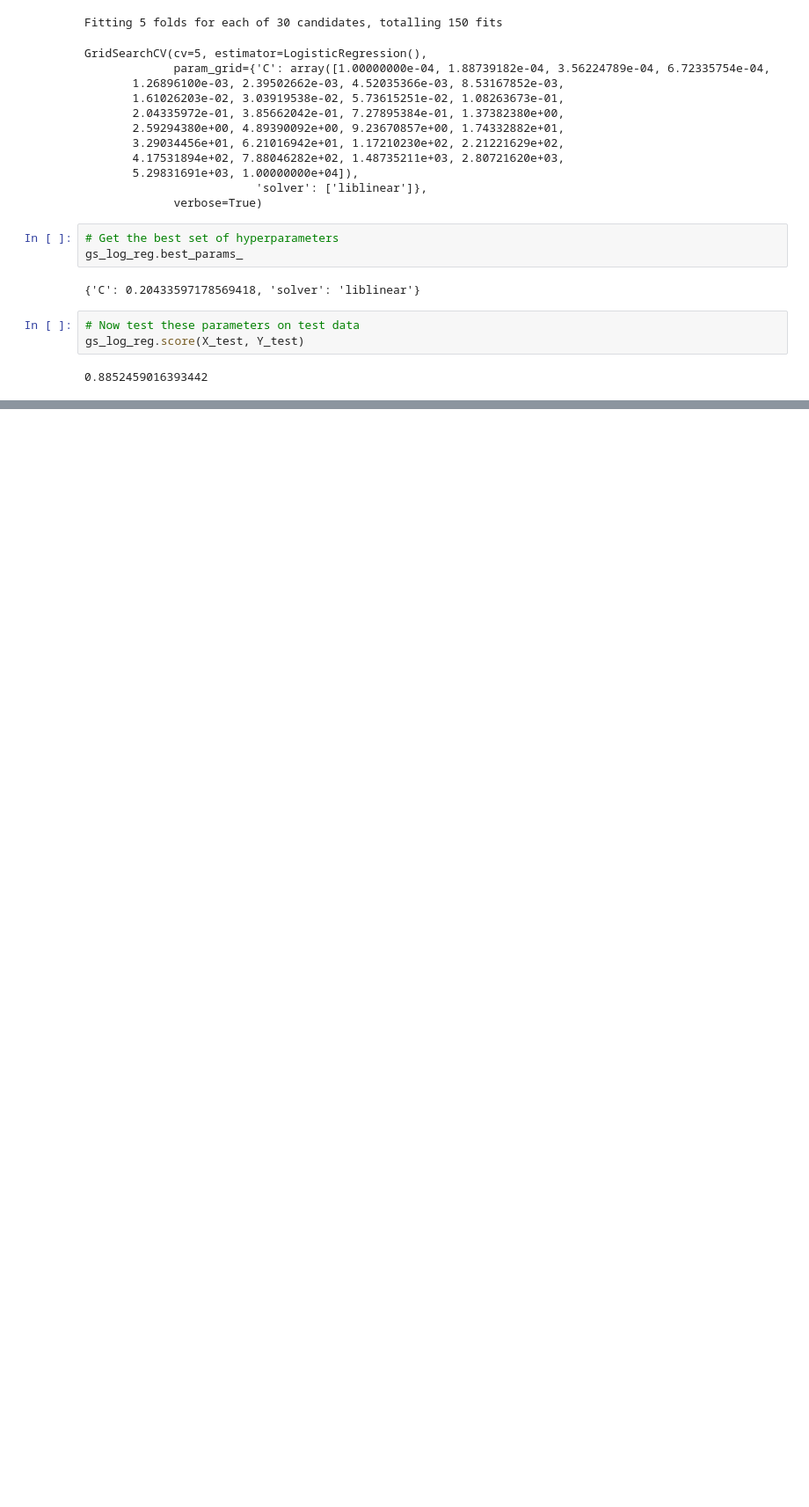
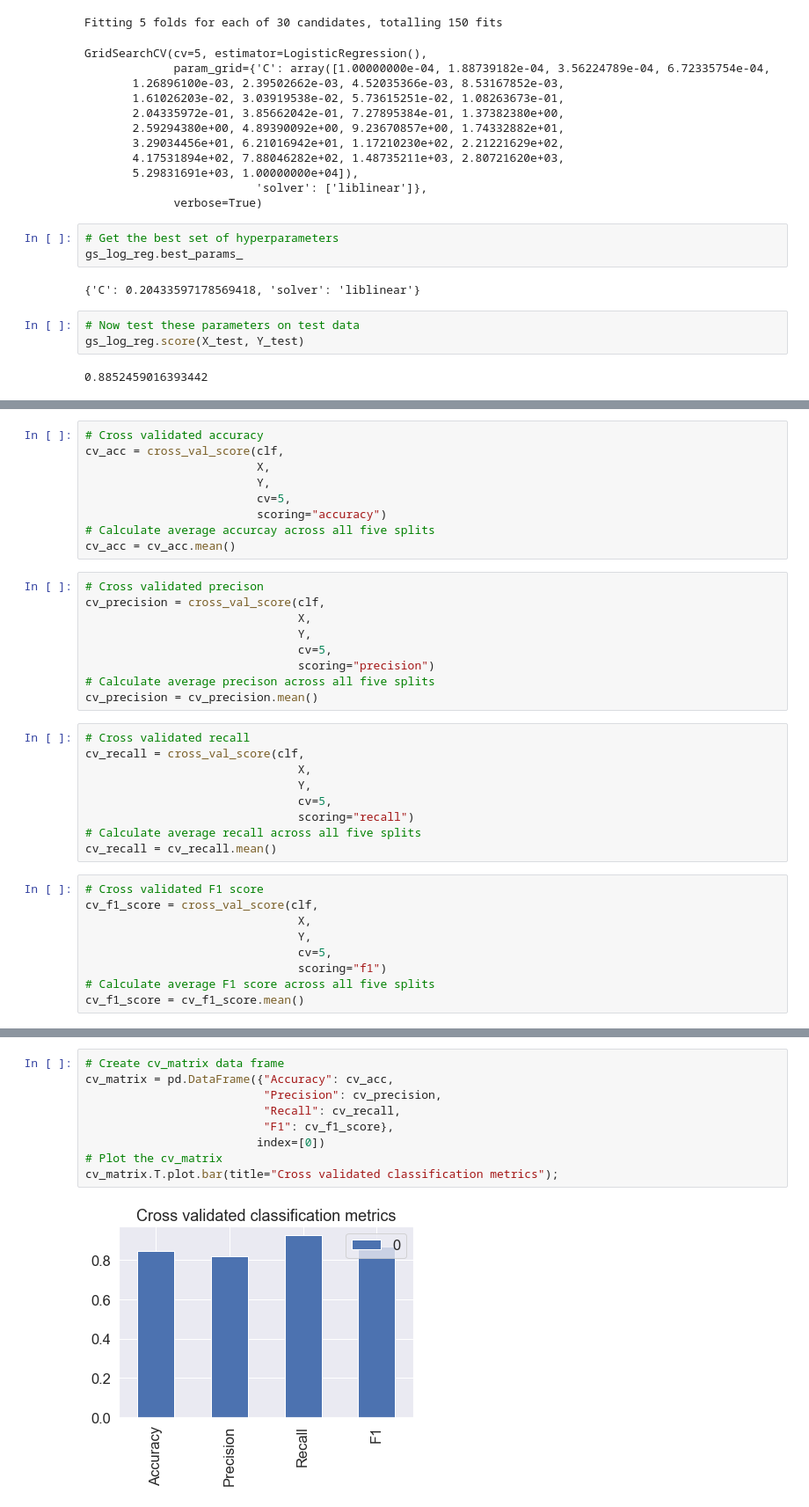
Before and after one commit to jaiswalakash170/heart_disease_classification, a Jupyter notebook: end-to-end-heart-disease-classification.ipynb, the cells around one changed output, grey strips where cells are left out. Shown: that part at 88% size. Drawn from its saved outputs; the diff is of its cells as text; blank space fills up the shorter version.

```diff
--- a/end-to-end-heart-disease-classification.ipynb
+++ b/end-to-end-heart-disease-classification.ipynb
@@ -792,0 +879,36 @@ gs_log_reg.score(X_test, Y_test)
+# %%
+# Cross validated accuracy
+cv_acc = cross_val_score(clf,
+                         X,
+                         Y,
+                         cv=5,
+                         scoring="accuracy")
+# Calculate average accurcay across all five splits
+cv_acc = cv_acc.mean()
+# %%
+# Cross validated precison
+cv_precision = cross_val_score(clf,
+                               X,
+                               Y,
+                               cv=5,
+                               scoring="precision")
+# Calculate average precison across all five splits
+cv_precision = cv_precision.mean()
+# %%
+# Cross validated recall
+cv_recall = cross_val_score(clf,
+                               X,
+                               Y,
+                               cv=5,
+                               scoring="recall")
+# Calculate average recall across all five splits
+cv_recall = cv_recall.mean()
+# %%
+# Cross validated F1 score
+cv_f1_score = cross_val_score(clf,
+                               X,
+                               Y,
+                               cv=5,
+                               scoring="f1")
+# Calculate average F1 score across all five splits
+cv_f1_score = cv_f1_score.mean()
@@ -792,0 +917,11 @@ gs_log_reg.score(X_test, Y_test)
+# %%
+# Create cv_matrix data frame
+cv_matrix = pd.DataFrame({"Accuracy": cv_acc,
+                          "Precision": cv_precision,
+                          "Recall": cv_recall,
+                          "F1": cv_f1_score},
+                         index=[0])
+# Plot the cv_matrix
+cv_matrix.T.plot.bar(title="Cross validated classification metrics");
+# %% [output]
+[figure, added]
```
Also changed, not shown: parts of 13 cells of this notebook.
